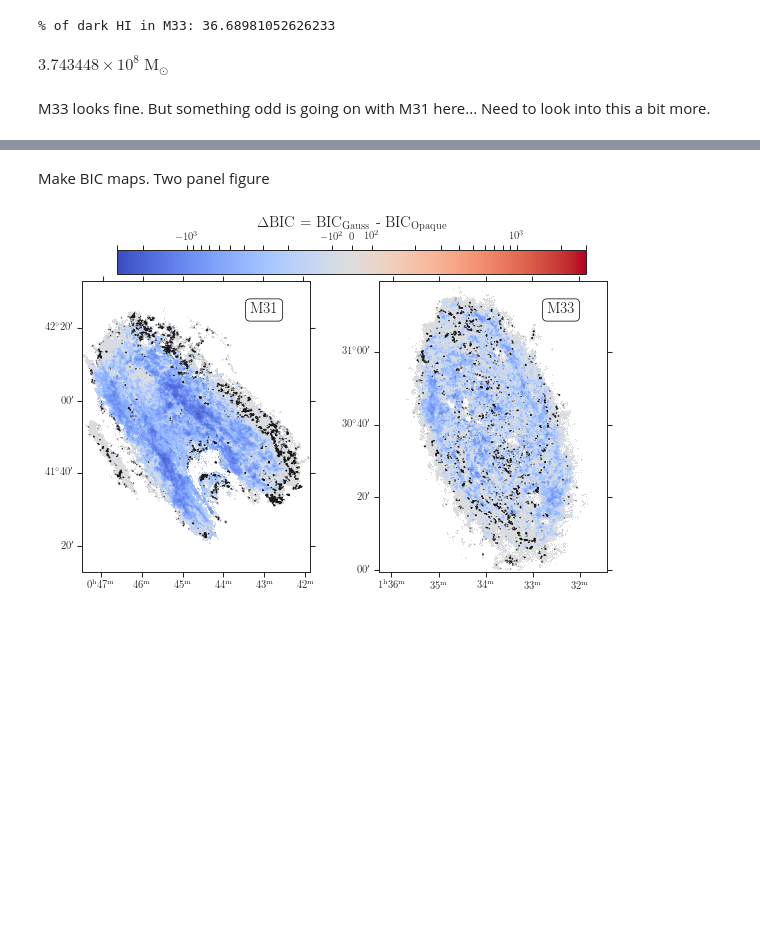
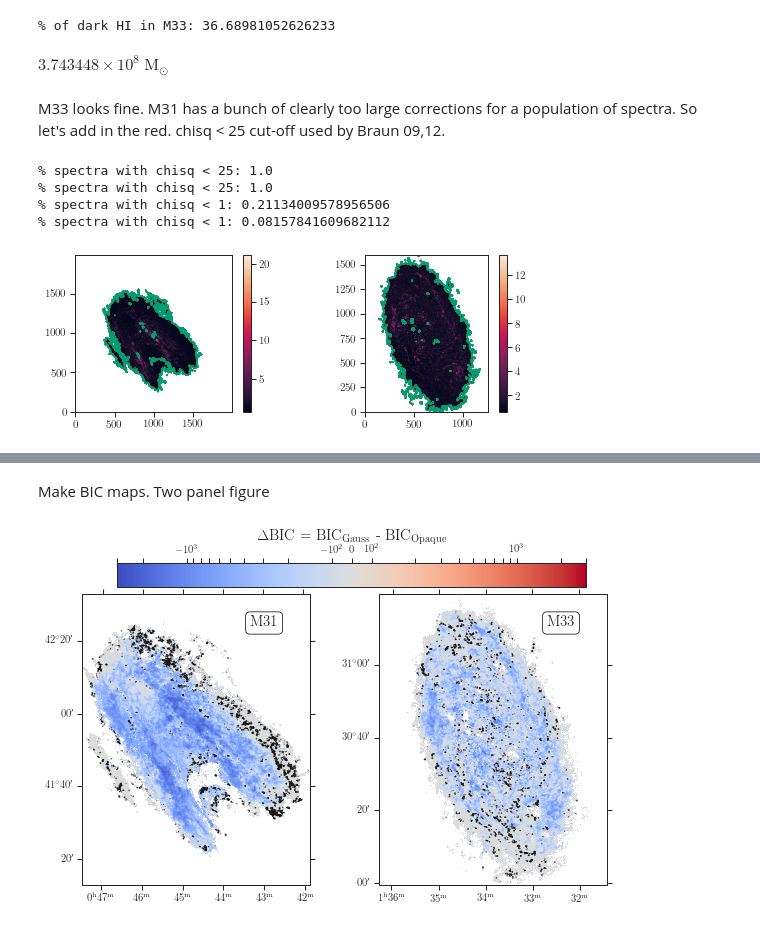
Before and after one commit to e-koch/HI-LineShapes, a Jupyter notebook: figures/figure_bic_statistics_comparison.ipynb, the cells around one changed output, grey strips where cells are left out. Saved outputs shown, nothing was run; the diff lists cells and outputs as text; code cells hidden in the pictures; blank space fills up the shorter version.

```diff
--- a/figures/figure_bic_statistics_comparison.ipynb
+++ b/figures/figure_bic_statistics_comparison.ipynb
@@ -80,9 +80,13 @@ m31_thickHI80_hdu = fits.open(m31_thickHI_name)
 m31_multigauss_hdu[2].data[m31_ngauss == 0] = np.NaN
 
 m31_multigauss_bic_proj = Projection.from_hdu(m31_multigauss_hdu[2])
-m31_thickHI_bic_proj = Projection.from_hdu(m31_thickHI_hdu[2])
-m31_thickHI80_bic_proj = Projection.from_hdu(m31_thickHI80_hdu[2])
 
+# Split the different fit statistics
+m31_thickHI_bic_proj = Projection.from_hdu(fits.PrimaryHDU(m31_thickHI_hdu[2].data[0], m31_thickHI_hdu[2].header))
+m31_thickHI80_bic_proj = Projection.from_hdu(fits.PrimaryHDU(m31_thickHI80_hdu[2].data[0], m31_thickHI_hdu[2].header))
+
+m31_thickHI_rchi_proj = Projection.from_hdu(fits.PrimaryHDU(m31_thickHI_hdu[2].data[2], m31_thickHI_hdu[2].header))
+m31_thickHI80_rchi_proj = Projection.from_hdu(fits.PrimaryHDU(m31_thickHI80_hdu[2].data[2], m31_thickHI_hdu[2].header))
 
 # Lastly, the recomputed statistics limited to where tau > 0.5
 m31_modcompare_name = fifteenA_HI_BCtaper_04kms_data_wEBHIS_path("individ_recomp_bic_tau_gt_0p5_5kms_centlimit.fits")
@@ -133,8 +137,13 @@ m33_thickHI80_hdu = fits.open(m33_thickHI_name)
 m33_multigauss_hdu[2].data[m33_ngauss == 0] = np.NaN
 
 m33_multigauss_bic_proj = Projection.from_hdu(m33_multigauss_hdu[2])
-m33_thickHI_bic_proj = Projection.from_hdu(m33_thickHI_hdu[2])
-m33_thickHI80_bic_proj = Projection.from_hdu(m33_thickHI80_hdu[2])
+
+# Split the different fit statistics
+m33_thickHI_bic_proj = Projection.from_hdu(fits.PrimaryHDU(m33_thickHI_hdu[2].data[0], m33_thickHI_hdu[2].header))
+m33_thickHI80_bic_proj = Projection.from_hdu(fits.PrimaryHDU(m33_thickHI80_hdu[2].data[0], m33_thickHI_hdu[2].header))
+
+m33_thickHI_rchi_proj = Projection.from_hdu(fits.PrimaryHDU(m33_thickHI_hdu[2].data[2], m33_thickHI_hdu[2].header))
+m33_thickHI80_rchi_proj = Projection.from_hdu(fits.PrimaryHDU(m33_thickHI80_hdu[2].data[2], m33_thickHI_hdu[2].header))
 
 # Lastly, the recomputed statistics limited to where tau > 0.5
 m33_modcompare_name = fourteenB_HI_data_wGBT_path("individ_recomp_bic_tau_gt_0p5_5kms_centlimit.fits")
@@ -689,5 +710,31 @@ print(f"% of dark HI in M33: {100 * m33_missing_hi_mass_all / m33_total_optthin_
 m33_missing_hi_mass_all
 # %% [output]
 $3.743448 \times 10^{8} \; \mathrm{M_{\odot}}$
-# %% [markdown]
-M33 looks fine. But something odd is going on with M31 here... Need to look into this a bit more.
+# %% [markdown]
+M33 looks fine. M31 has a bunch of clearly too large corrections for a population of spectra. So let's add in the red. chisq < 25 cut-off used by Braun 09,12.
+# %%
+m31_chisq_mask = m31_thickHI_rchi_proj < 25
+m33_chisq_mask = m33_thickHI_rchi_proj < 25
+
+plt.subplot(121)
+plt.imshow(m31_thickHI_rchi_proj.value, origin='lower')
+plt.colorbar()
+plt.contour(m31_chisq_mask, colors='r')
+plt.contour(m31_thickHI_rchi_proj < 10., colors='g')
+plt.subplot(122)
+plt.imshow(m33_thickHI_rchi_proj.value, origin='lower')
+plt.colorbar()
+plt.contour(m33_chisq_mask, colors='r')
+plt.contour(m33_thickHI_rchi_proj < 10., colors='g')
+
+print(f"% spectra with chisq < 25: {m31_chisq_mask.sum() / np.isfinite(m31_thickHI_rchi_proj).sum()}")
+print(f"% spectra with chisq < 25: {m33_chisq_mask.sum() / np.isfinite(m33_thickHI_rchi_proj).sum()}")
+
+print(f"% spectra with chisq < 1: {(m31_thickHI_rchi_proj < 1.).sum() / np.isfinite(m31_thickHI_rchi_proj).sum()}")
+print(f"% spectra with chisq < 1: {(m33_thickHI_rchi_proj < 1.).sum() / np.isfinite(m33_thickHI_rchi_proj).sum()}")
+# %% [output]
+% spectra with chisq < 25: 1.0
+% spectra with chisq < 25: 1.0
+% spectra with chisq < 1: 0.21134009578956506
+% spectra with chisq < 1: 0.08157841609682112
+[figure, added]
```
Also changed, not shown: parts of 10 cells of this notebook, 4 other files.
